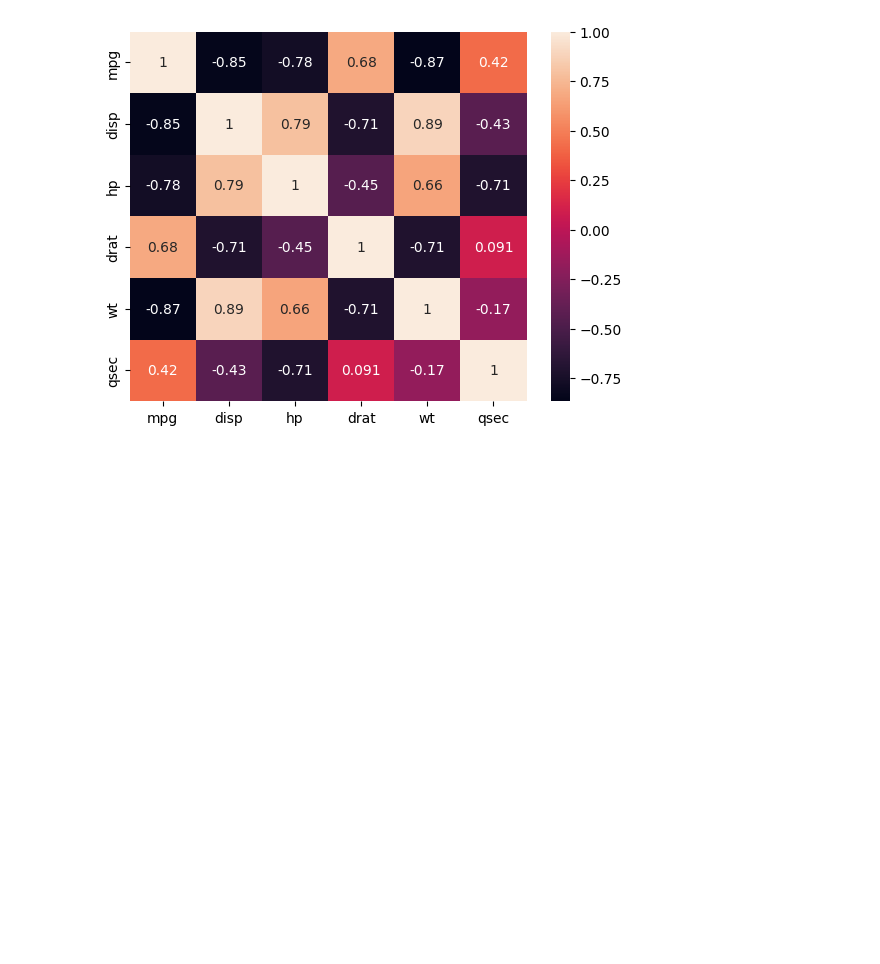
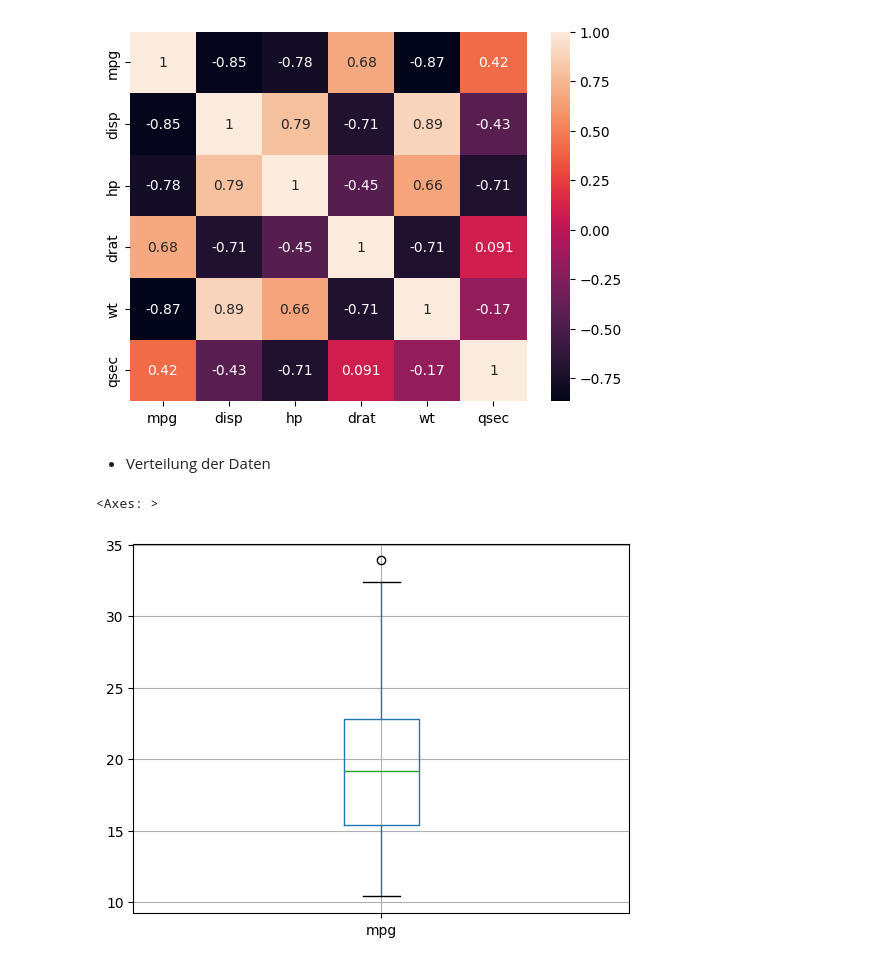
Before and after one commit to Javacream/org.javacream.training.python, a Jupyter notebook: DataAnalysis/motorcars/motorcars.ipynb, the cells around one changed output. Drawn from its saved outputs; the diff is of its cells as text; code cells hidden in the pictures; blank space fills up the shorter version.

Commit message:
Noch ein paar Plots

```diff
--- a/DataAnalysis/motorcars/motorcars.ipynb
+++ b/DataAnalysis/motorcars/motorcars.ipynb
@@ -115,3 +116,10 @@ sns.heatmap(df[df.select_dtypes(include=np.number).columns].corr(), annot=True)
 # %% [output]
 <Axes: >
 [figure]
+# %% [markdown]
+* Verteilung der Daten
+# %%
+df.boxplot('mpg')
+# %% [output]
+<Axes: >
+[figure, added]
```
Also changed, not shown: parts of 6 cells of this notebook.
